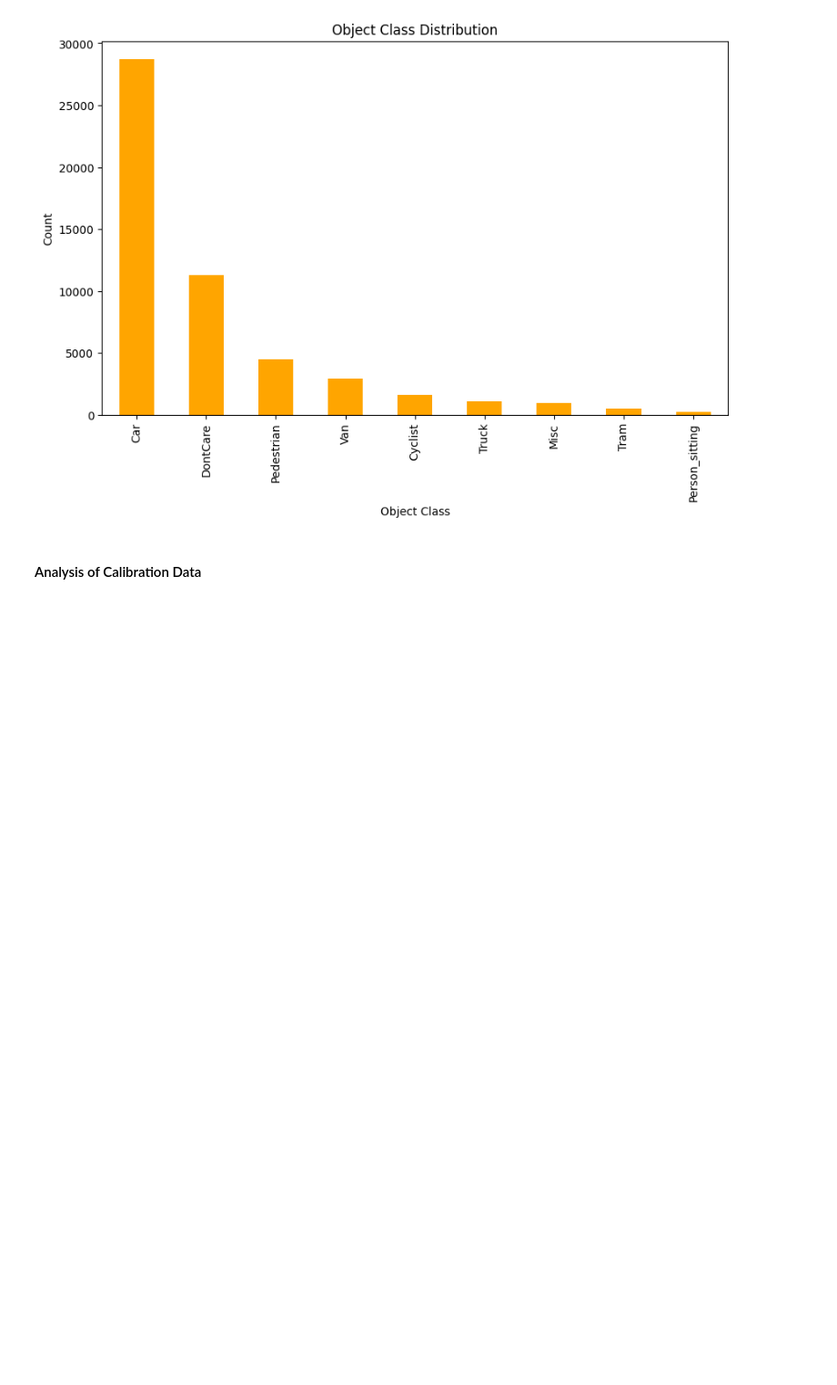
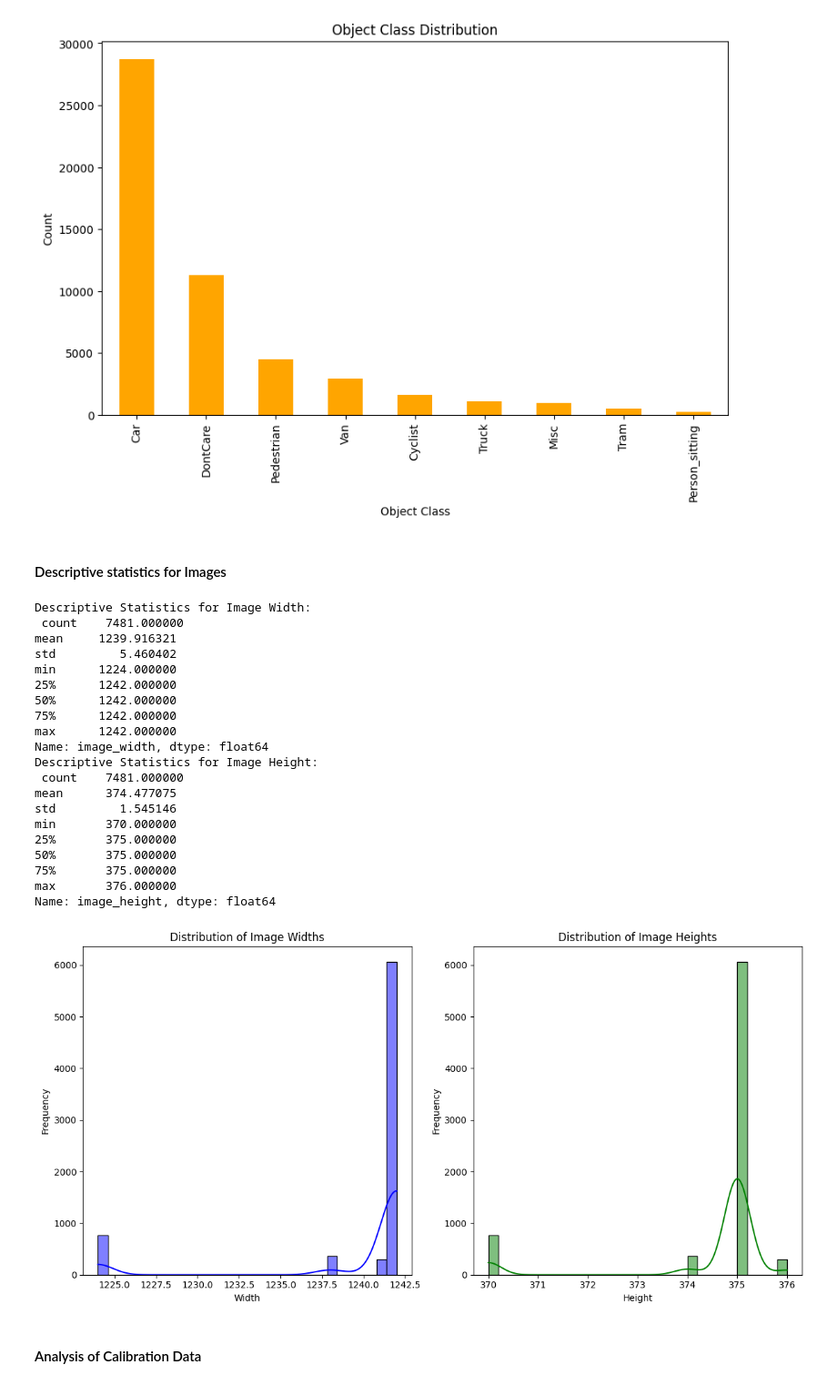
Before and after one commit to osvaldosun97/RobotShuttle, a Jupyter notebook: EDA-KITTI.ipynb, the cells around one changed output. Shown at 91% size. Drawn from its saved outputs; the diff is of its cells as text; code cells hidden in the pictures; blank space fills up the shorter version.

```diff
--- a/EDA-KITTI.ipynb
+++ b/EDA-KITTI.ipynb
@@ -275,6 +275,68 @@ Tram                511
 Person_sitting      222
 Name: count, dtype: int64
 [figure]
+# %% [markdown]
+#### Descriptive statistics for Images
+# %%
+# Define a function to extract image width and height
+def get_image_dimensions(image_path):
+    img = cv2.imread(image_path)
+    if img is not None:
+        height, width = img.shape[:2]
+        return width, height
+    else:
+        return None, None
+
+# Apply the function to extract dimensions for all images in the DataFrame
+df_images['image_width'], df_images['image_height'] = zip(*df_images['file_path'].apply(get_image_dimensions))
+
+# Drop rows with None values (in case any images couldn't be read)
+df_images.dropna(subset=['image_width', 'image_height'], inplace=True)
+
+# Perform descriptive statistics on image dimensions (width and height)
+print("Descriptive Statistics for Image Width:\n", df_images['image_width'].describe())
+print("Descriptive Statistics for Image Height:\n", df_images['image_height'].describe())
+
+plt.figure(figsize=(12, 6))
+
+# Plot for image width
+plt.subplot(1, 2, 1)
+sns.histplot(df_images['image_width'], bins=30, kde=True, color='blue')
+plt.title('Distribution of Image Widths')
+plt.xlabel('Width')
+plt.ylabel('Frequency')
+
+# Plot for image height
+plt.subplot(1, 2, 2)
+sns.histplot(df_images['image_height'], bins=30, kde=True, color='green')
+plt.title('Distribution of Image Heights')
+plt.xlabel('Height')
+plt.ylabel('Frequency')
+
+plt.tight_layout()
+plt.show()
+# %% [output]
+Descriptive Statistics for Image Width:
+ count    7481.000000
+mean     1239.916321
+std         5.460402
+min      1224.000000
+25%      1242.000000
+50%      1242.000000
+75%      1242.000000
+max      1242.000000
+Name: image_width, dtype: float64
+Descriptive Statistics for Image Height:
+ count    7481.000000
+mean      374.477075
+std         1.545146
+min       370.000000
+25%       375.000000
+50%       375.000000
+75%       375.000000
+max       376.000000
+Name: image_height, dtype: float64
+[figure, added]
 # %% [markdown]
 #### Analysis of Calibration Data
 # %%
```
Also changed, not shown: parts of 3 cells of this notebook.
